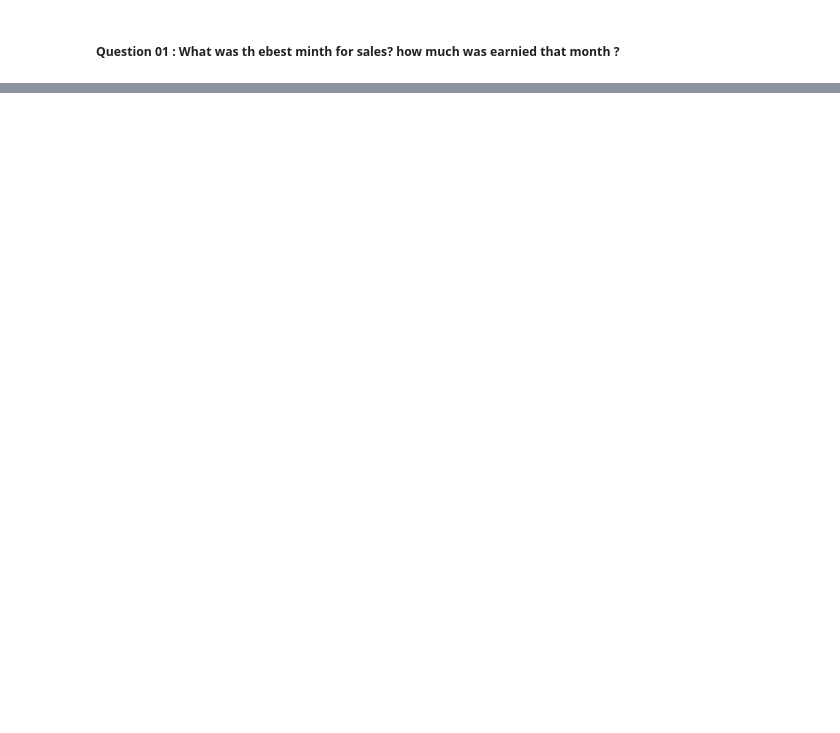
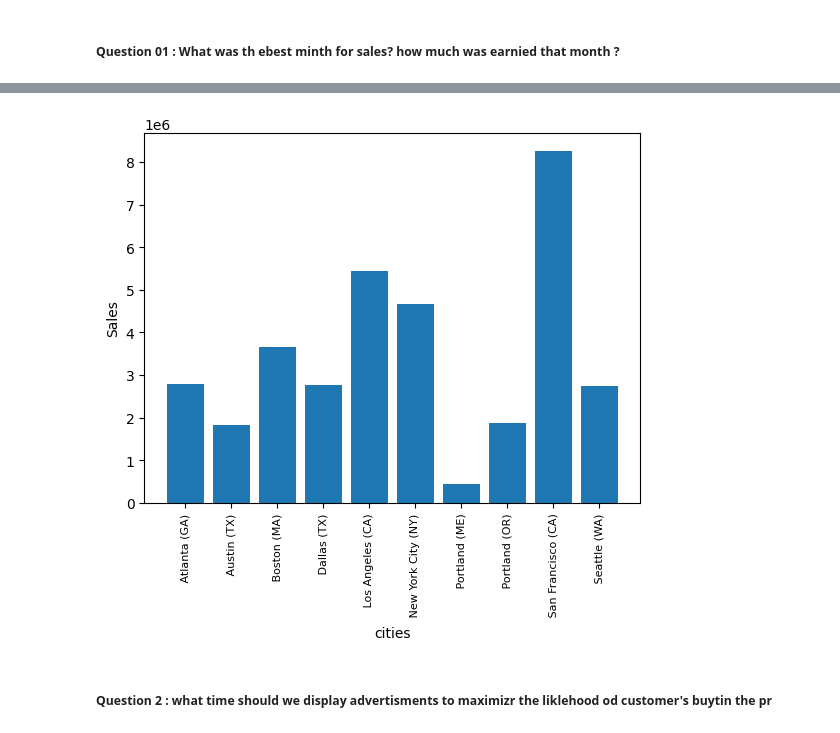
Before and after one commit to Elisha-George/Sales-Analysis---Data-Science, a Jupyter notebook: SalesAnalysis.ipynb, the cells around one changed output, grey strips where cells are left out. Cells and saved outputs as stored; diff of their text form; code cells hidden in the pictures; blank space fills up the shorter version.

```diff
--- a/SalesAnalysis.ipynb
+++ b/SalesAnalysis.ipynb
@@ -187,0 +230,4 @@ plt.show()
+# %%
+
+result = all_data.groupby('city').sum()
+result
@@ -187,0 +247,21 @@ plt.show()
+# %%
+##### import matplotlib.pyplot as plt
+
+
+# cities = all_data['city'].unique()
+# to aling cities wiht the sales
+
+cities = [city for city, df in all_data.groupby('city')]
+
+cities
+
+plt.bar(cities, result['sales'])
+
+plt.xticks(cities, rotation='vertical',size= 8)
+plt.xlabel('cities')
+plt.ylabel('Sales')
+plt.show()
+# %% [output]
+[figure, added]
+# %% [markdown]
+##### Question 2 : what time should we display advertisments to maximizr the liklehood od customer's buytin the pr
```
Also changed, not shown: parts of 23 cells of this notebook.
